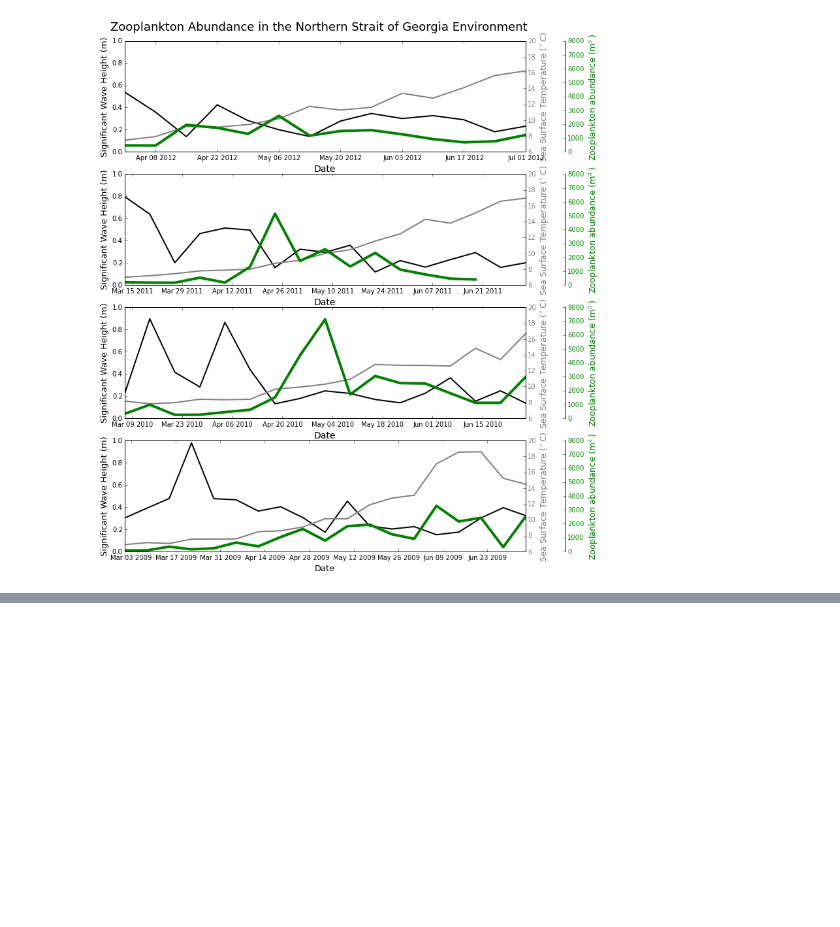
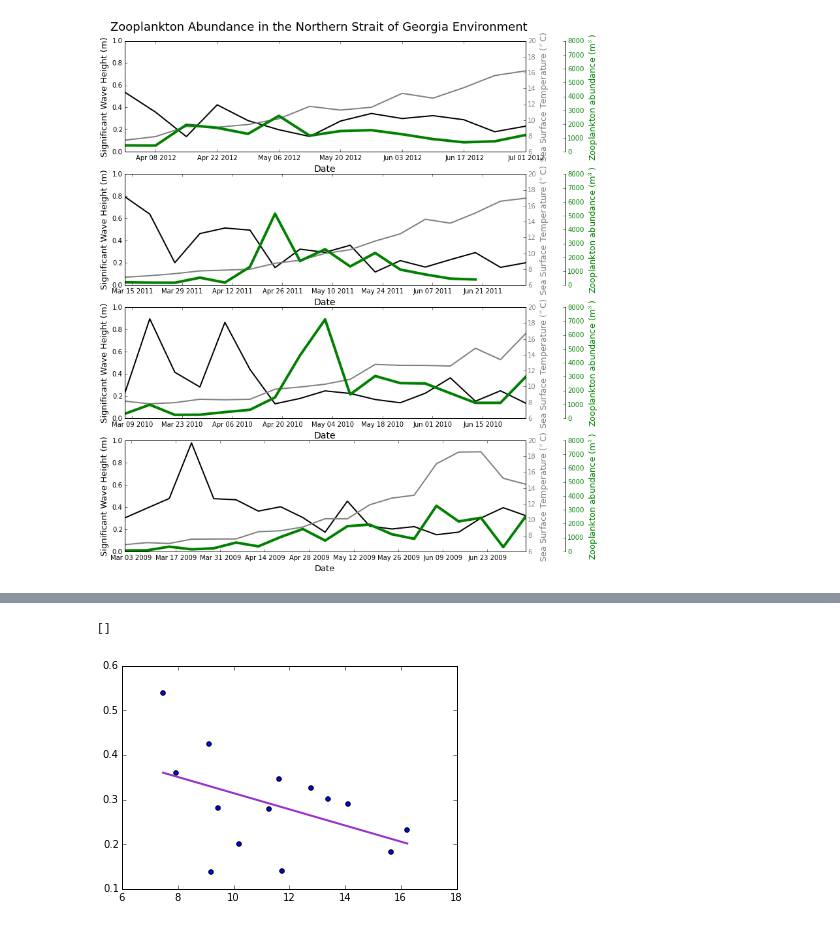
Before and after one commit to kwfawkes/Kyles_project, a Jupyter notebook: src/complete_analysis_enviro.ipynb, the cells around one changed output, grey strips where cells are left out. Drawn from its saved outputs; the diff is of its cells as text; code cells hidden in the pictures; blank space fills up the shorter version.

Commit message:
Updated the stats section mostly

```diff
--- a/src/complete_analysis_enviro.ipynb
+++ b/src/complete_analysis_enviro.ipynb
@@ -461,9 +122,11 @@ zoo= pd.read_csv('../data/Zooplankton_2009-2012.csv', sep=',', index_col='Date')
 # %%
-def organize(dataset_1, dataset_2, year, column_1, column_2, column_3):
+def spring_wk(dataset_1, dataset_2, year, column_1, column_2, column_3):
     '''This function will average data per week over the spring of 2012, 2011, 2010 or
     2009 for my two datasets'''
 
     assert 2009 <= year <= 2012, 'Year should be between 2009 and 2012'
+    assert len(dataset_1) > 1
+    assert len(dataset_2) > 1
     # Ensuring dataset_1 index (time) is in pandas datetime format
     dataset_1.index = pd.to_datetime(dataset_1.index, unit='m')
 
@@ -508,7 +171,7 @@ def organize(dataset_1, dataset_2, year, column_1, column_2, column_3):
     column_3_year = column_3[yr]
     column_3_year_weekly = column_3_year.resample('W', how=('mean'))
 
-    combination_data = pd.DataFrame({'column_1': column_1_weekly_year_new, 'column_2': column_2_weekly_year_new, 'column_3': column_3_year_weekly})
+    combination_data = pd.DataFrame({column_1.name : column_1_weekly_year_new, column_2.name : column_2_weekly_year_new, column_3.name : column_3_year_weekly})
 
     return combination_data
 # %%
@@ -699,0 +600,14 @@ plt.ylabel('Damped oscillation')
+# %%
+y = comb_2012.Total_Zooplankton_Abundance # response
+X = comb_2012.sea_surface_temperature #predictor
+X = X.append(comb_2012.sig_wave_height) # predictor
+X = sm.add_constant(X)  # Adds a constant term to the predictor
+lm = ols(y, X).fit()
+
+#print(lm.summary())
+
+#lm=ols('column_3 ~ column_1 * column_2', data=comb_2009).fit() #Specify C for Categorical
+    #print(sm.stats.anova_lm(lm, typ=2))
+    # print(lm.summary())
+
+    # Obtaining the linear regression statistical summary
@@ -699,0 +616,8 @@ plt.ylabel('Damped oscillation')
+# %%
+y = comb_2012.Total_Zooplankton_Abundance # response
+X = comb_2012.sea_surface_temperature
+x1= comb_2012.sig_wave_height# predictor
+X1= sm.add_constant(X)
+X = sm.add_constant(X1)  # Adds a constant term to the predictor
+lm = sm.formula.OLS(y, X*X1).fit()
+print(lm.summary())
@@ -699,0 +642,20 @@ plt.ylabel('Damped oscillation')
+# %%
+plt.scatter(comb_2012.column_2, comb_2012.column_1)
+y = comb_2012.column_1 # response
+X = comb_2012.column_2 # predictor
+X = sm.add_constant(X)  # Adds a constant term to the predictor
+lm = sm.formula.OLS(y, X).fit()
+
+x_pred = np.linspace(comb_2012.column_2.min(), comb_2012.column_2.max(), 50)
+
+x_pred2 = sm.add_constant(x_pred)
+
+y_pred = lm.predict(x_pred2)
+
+plt.plot(x_pred, y_pred, '-', color='darkorchid', linewidth=2)
+
+plt.plot()
+#fig.savefig('filename2.png', dpi=125)
+# %% [output]
+[]
+[figure, added]
```
Also changed, not shown: parts of 56 cells of this notebook, 5 other files.
